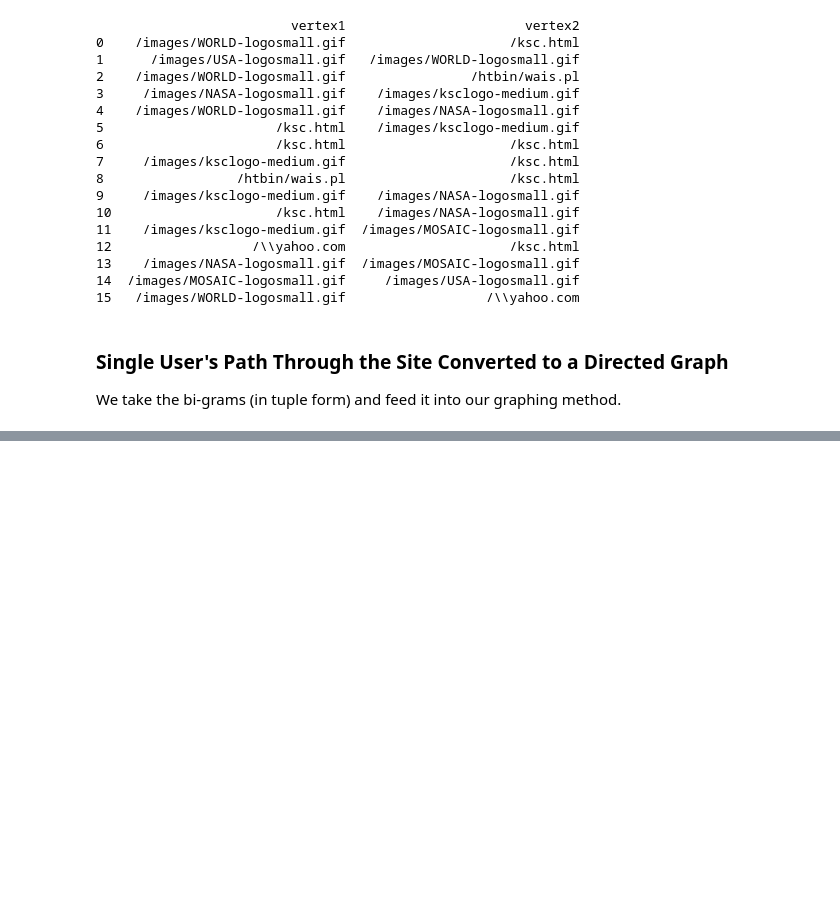
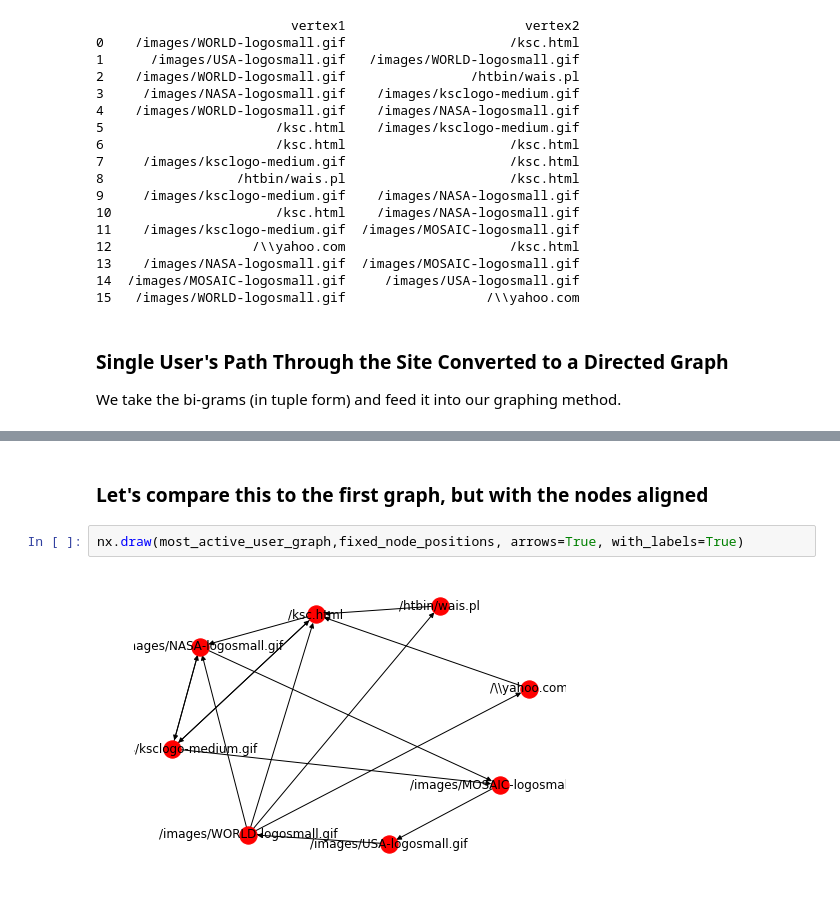
Before and after one commit to robertwatkins/playground-robert, a Jupyter notebook: Python/Jupyter/apache/ApacheNGram.ipynb, the cells around one changed output, grey strips where cells are left out. Drawn from its saved outputs; the diff is of its cells as text; blank space fills up the shorter version.

```diff
--- a/Python/Jupyter/apache/ApacheNGram.ipynb
+++ b/Python/Jupyter/apache/ApacheNGram.ipynb
@@ -95,0 +118,6 @@ nx.draw(Graph, arrows=True, with_labels=True)
+# %% [markdown]
+### Let's compare this to the first graph, but with the nodes aligned
+# %%
+nx.draw(most_active_user_graph,fixed_node_positions, arrows=True, with_labels=True)
+# %% [output]
+[figure, added]
```
Also changed, not shown: parts of 5 cells of this notebook.
